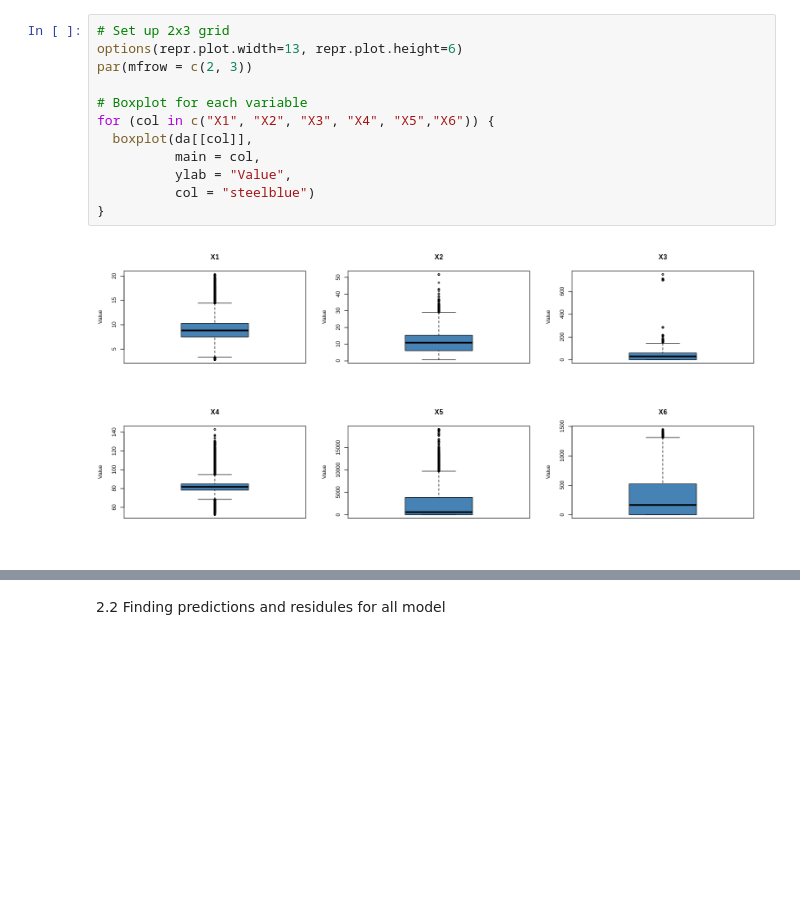
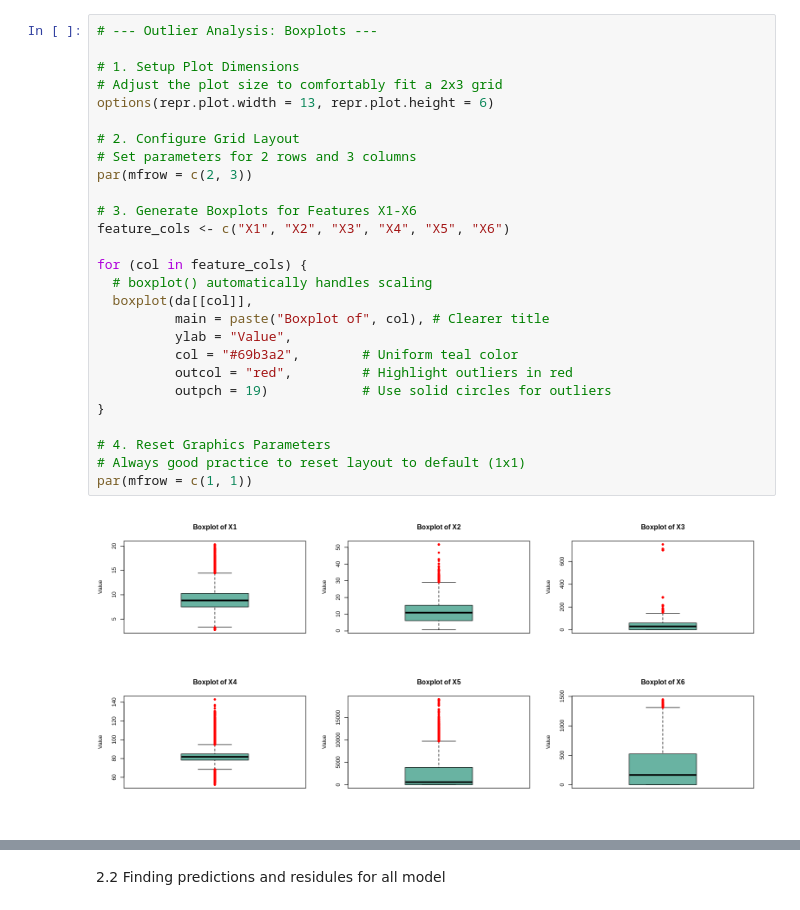
Before and after one commit to Rbimochan/Modeling-blood-glucose-, a Jupyter notebook: R-code/FINAL-Project.ipynb, the cells around one changed output, grey strips where cells are left out. Cells and saved outputs as stored; diff of their text form; blank space fills up the shorter version.

```diff
--- a/R-code/FINAL-Project.ipynb
+++ b/R-code/FINAL-Project.ipynb
@@ -278,15 +279,30 @@ par(mfrow = c(1, 1))
-# %%
-# Set up 2x3 grid
-options(repr.plot.width=13, repr.plot.height=6)
-par(mfrow = c(2, 3))
-
-# Boxplot for each variable
-for (col in c("X1", "X2", "X3", "X4", "X5","X6")) {
-  boxplot(da[[col]],
-          main = col,
-          ylab = "Value",
-          col = "steelblue")
-}
-# %% [output]
-[figure, removed]
+# %%
+# --- Outlier Analysis: Boxplots ---
+
+# 1. Setup Plot Dimensions
+# Adjust the plot size to comfortably fit a 2x3 grid
+options(repr.plot.width = 13, repr.plot.height = 6)
+
+# 2. Configure Grid Layout
+# Set parameters for 2 rows and 3 columns
+par(mfrow = c(2, 3))
+
+# 3. Generate Boxplots for Features X1-X6
+feature_cols <- c("X1", "X2", "X3", "X4", "X5", "X6")
+
+for (col in feature_cols) {
+  # boxplot() automatically handles scaling
+  boxplot(da[[col]],
+          main = paste("Boxplot of", col), # Clearer title
+          ylab = "Value",
+          col = "#69b3a2",        # Uniform teal color
+          outcol = "red",         # Highlight outliers in red
+          outpch = 19)            # Use solid circles for outliers
+}
+
+# 4. Reset Graphics Parameters
+# Always good practice to reset layout to default (1x1)
+par(mfrow = c(1, 1))
+# %% [output]
+[figure, added]
 # %%
```
Also changed, not shown: parts of 24 cells of this notebook, 1 other file.
